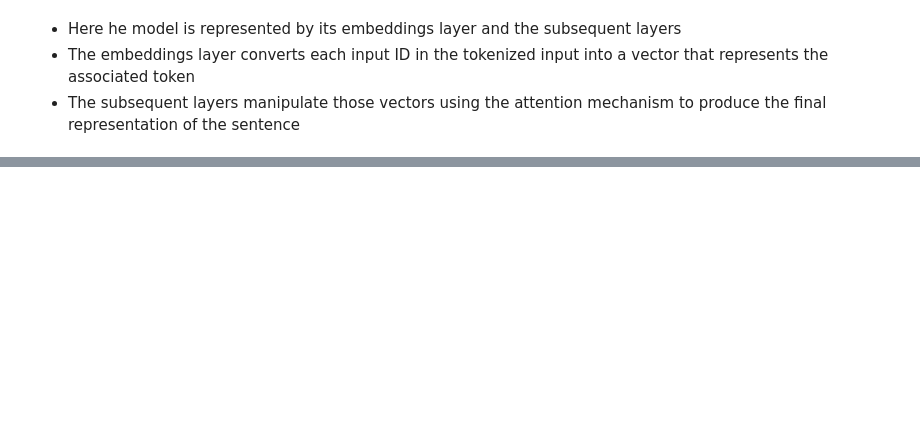
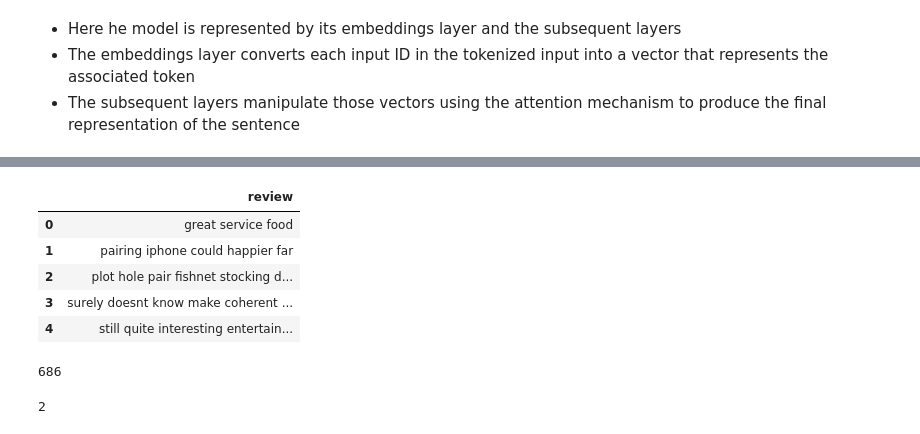
Before and after one commit to plaban1981/Huggingface_transformers_course, a Jupyter notebook: Huggingface_Pipeline.ipynb, the cells around one changed output, grey strips where cells are left out. Saved outputs shown, nothing was run; the diff lists cells and outputs as text; code cells hidden in the pictures; blank space fills up the shorter version.

```diff
--- a/Huggingface_Pipeline.ipynb
+++ b/Huggingface_Pipeline.ipynb
@@ -159,0 +280,12 @@ The output of the Transformer model is sent directly to the model head to be pro
+# %%
+import pandas as pd
+import numpy as np
+test_df = pd.read_csv("/content/Test_Data.csv")
+test_df.head()
+# %% [output]
+|  | review |
+| 0 | great service food |
+| 1 | pairing iphone could happier far |
+| 2 | plot hole pair fishnet stocking d... |
+| 3 | surely doesnt know make coherent ... |
+| 4 | still quite interesting entertain... |
@@ -159,0 +294,4 @@ The output of the Transformer model is sent directly to the model head to be pro
+# %%
+len(test_texts)
+# %% [output]
+686
@@ -159,0 +308,4 @@ The output of the Transformer model is sent directly to the model head to be pro
+# %%
+len(inputs)
+# %% [output]
+2
```
Also changed, not shown: parts of 41 cells of this notebook.
